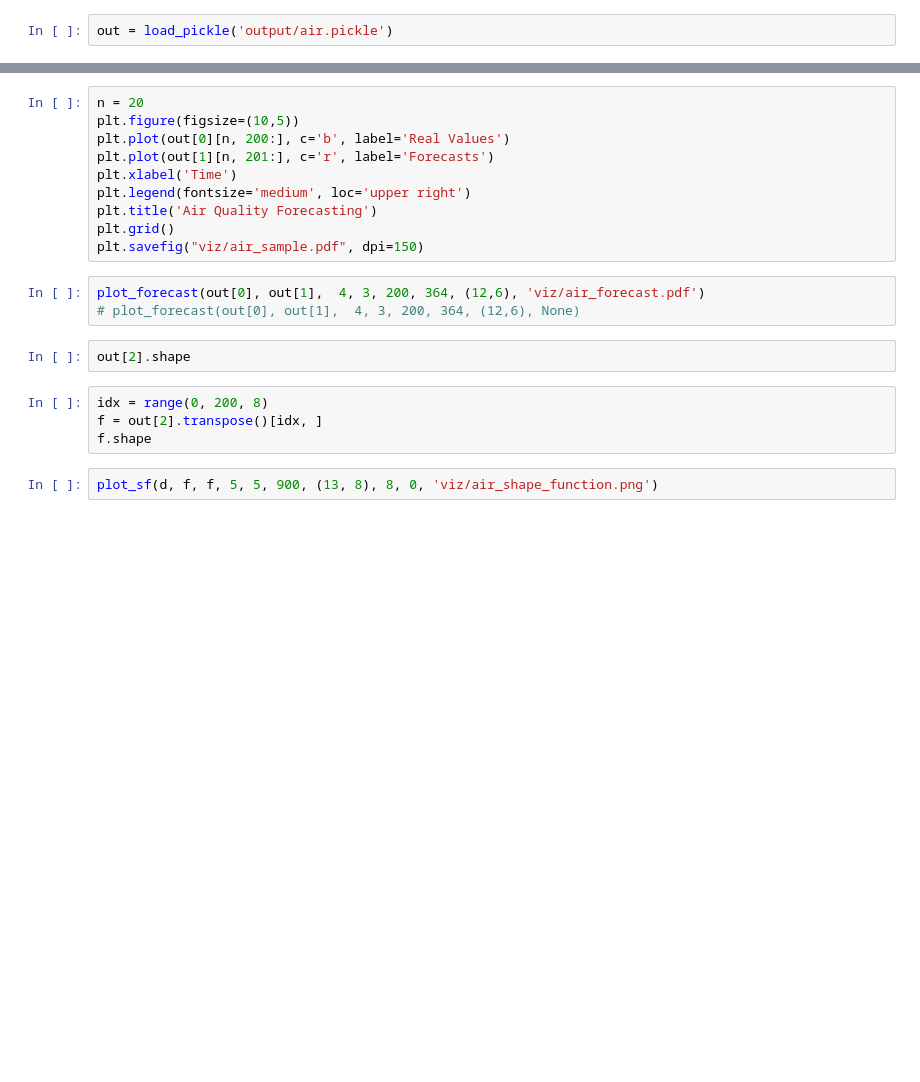
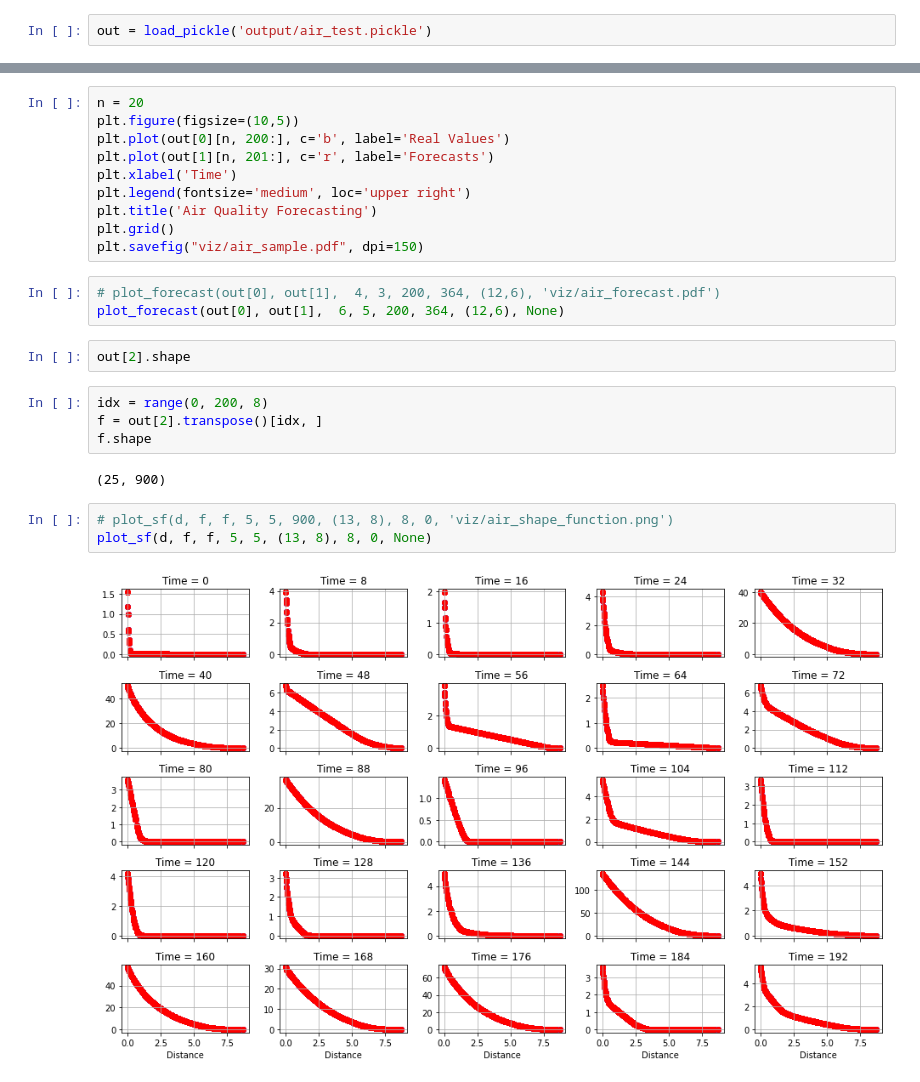
Before and after one commit to isVy08/ESTF, a Jupyter notebook: viz.ipynb, the cells around one changed output, grey strips where cells are left out. Saved outputs shown, nothing was run; the diff lists cells and outputs as text; blank space fills up the shorter version.

```diff
--- a/viz.ipynb
+++ b/viz.ipynb
@@ -417,6 +423,6 @@ Shape function & $0.808\pm0.002$ & $0.628\pm0.062$ & $1.011\pm0.002$ \\
 # %%
 ids, d = load_pickle('data/air/sample.pickle')
 # %%
-out = load_pickle('output/air.pickle')
+out = load_pickle('output/air_test.pickle')
 # %%
 out[0].shape, out[1].shape, out[2].shape
@@ -431,13 +439,18 @@ plt.title('Air Quality Forecasting')
 plt.grid()
 plt.savefig("viz/air_sample.pdf", dpi=150)
 # %%
-plot_forecast(out[0], out[1],  4, 3, 200, 364, (12,6), 'viz/air_forecast.pdf')
-# plot_forecast(out[0], out[1],  4, 3, 200, 364, (12,6), None)
+# plot_forecast(out[0], out[1],  4, 3, 200, 364, (12,6), 'viz/air_forecast.pdf')
+plot_forecast(out[0], out[1],  6, 5, 200, 364, (12,6), None)
 # %%
 out[2].shape
 # %%
 idx = range(0, 200, 8)
 f = out[2].transpose()[idx, ]
 f.shape
+# %% [output]
+(25, 900)
 # %%
-plot_sf(d, f, f, 5, 5, 900, (13, 8), 8, 0, 'viz/air_shape_function.png')
+# plot_sf(d, f, f, 5, 5, 900, (13, 8), 8, 0, 'viz/air_shape_function.png')
+plot_sf(d, f, f, 5, 5, (13, 8), 8, 0, None)
+# %% [output]
+[figure, added]
```
Also changed, not shown: parts of 3 cells of this notebook, 1 other file.
